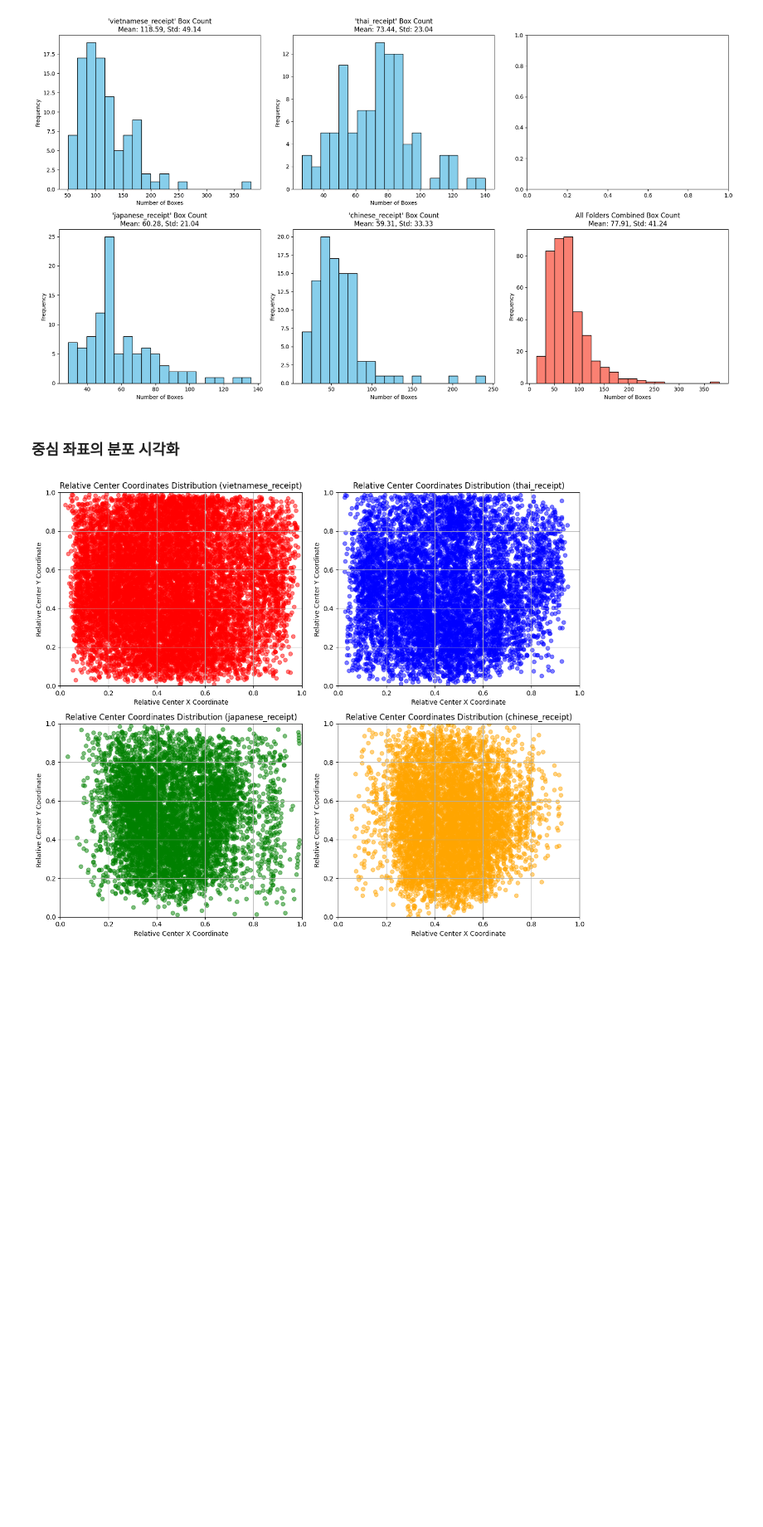
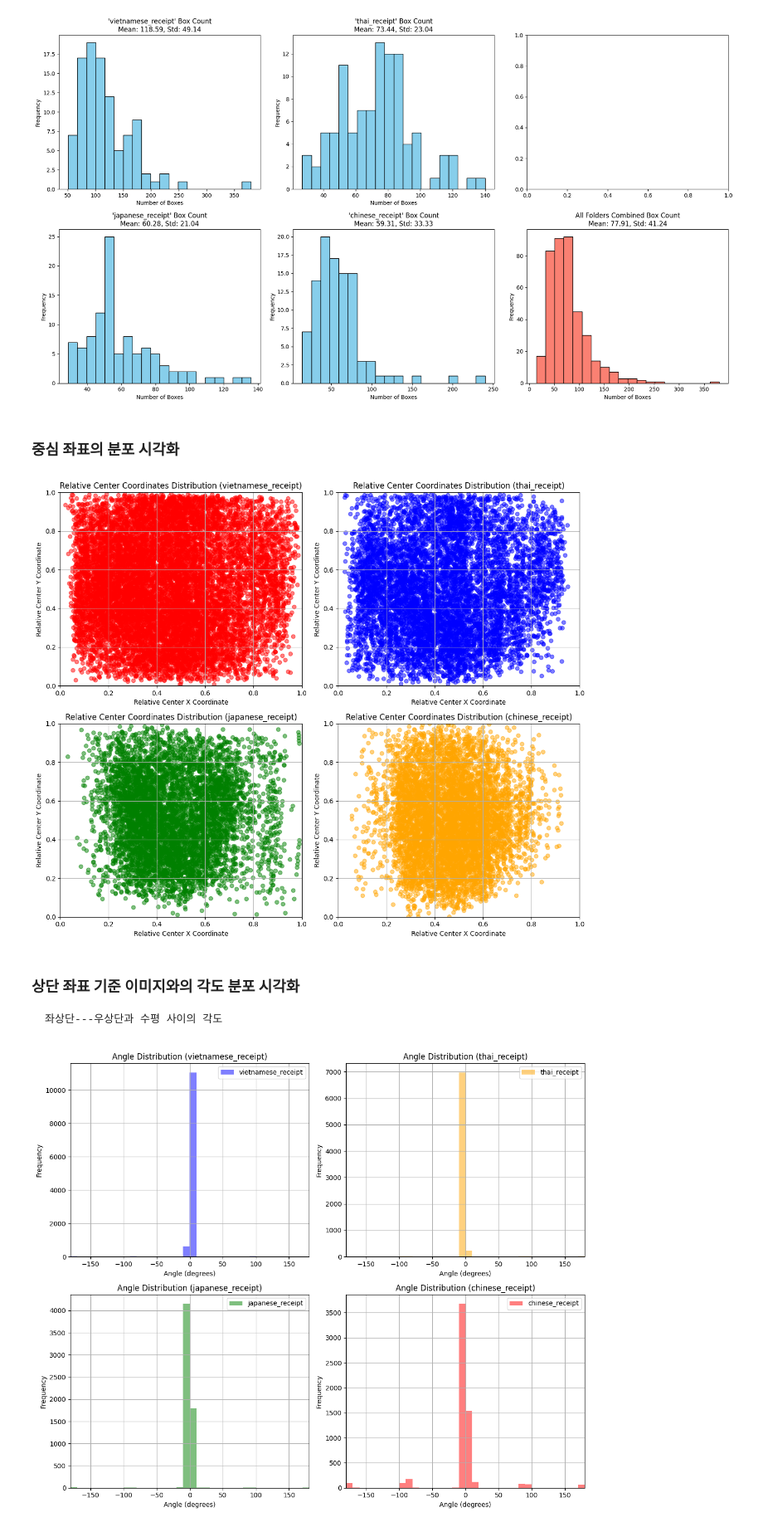
Before and after one commit to boostcampaitech7/level2-cv-datacentric-cv-15, a Jupyter notebook: eda/eda.ipynb, the cells around one changed output. Shown at 83% size. Cells and saved outputs as stored; diff of their text form; code cells hidden in the pictures; blank space fills up the shorter version.

Commit message:
box angle eda

```diff
--- a/eda/eda.ipynb
+++ b/eda/eda.ipynb
@@ -297,3 +298,66 @@ plt.tight_layout()
 plt.show()
 # %% [output]
 [figure]
+# %% [markdown]
+### 상단 좌표 기준 이미지와의 각도 분포 시각화
+    좌상단---우상단과 수평 사이의 각도
+# %%
+import os
+import json
+import numpy as np
+import matplotlib.pyplot as plt
+
+# 각 폴더별 각도 저장
+angles = {subfolder: [] for subfolder in language_folder}
+
+# 각 폴더의 train 데이터셋에서 각도 계산
+for subfolder in language_folder:
+    json_path = os.path.join(data_rootpath, subfolder, 'ufo', 'train.json')
+
+    # JSON 파일 읽기
+    with open(json_path, 'r', encoding='utf-8') as f:
+        data = json.load(f)
+
+    # 이미지별 바운딩 박스에서 각도 계산
+    for image_id, image_info in data.get('images', {}).items():
+        for word_id, word_info in image_info.get('words', {}).items():
+            points = word_info['points']
+            # 좌상단과 우상단 좌표 사용
+            p1 = np.array(points[0])  # 좌상단
+            p2 = np.array(points[1])  # 우상단
+
+            # 상단 점들의 y좌표는 고정
+            fixed_y = p1[1]  # y좌표는 좌상단의 y좌표로 고정
+            delta_y = p2[1] - fixed_y  # y좌표의 변화량
+            delta_x = p2[0] - p1[0]  # x좌표의 변화량
+
+            # 각도 계산
+            angle = np.arctan2(delta_y, delta_x) * (180 / np.pi)  # 라디안을 도로 변환
+
+            # -180도 ~ 180도 범위로 변환
+            if angle > 180:
+                angle -= 360
+            elif angle < -180:
+                angle += 360
+
+            angles[subfolder].append(angle)  # 수정된 각도를 추가
+
+# 히스토그램 시각화
+fig, axes = plt.subplots(2, 2, figsize=(12, 10))
+axes = axes.flatten()
+
+# 각 폴더별 각도 히스토그램
+colors = ['blue', 'orange', 'green', 'red']  # 각 폴더에 대한 색상 정의
+for i, subfolder in enumerate(language_folder):
+    axes[i].hist(angles[subfolder], bins=36, alpha=0.5, label=subfolder, color=colors[i])
+    axes[i].set_title(f'Angle Distribution ({subfolder})')
+    axes[i].set_xlabel('Angle (degrees)')
+    axes[i].set_ylabel('Frequency')
+    axes[i].set_xlim(-180, 180)
+    axes[i].legend()
+    axes[i].grid()
+
+plt.tight_layout()
+plt.show()
+# %% [output]
+[figure, added]
```
Also changed, not shown: parts of 3 cells of this notebook.
